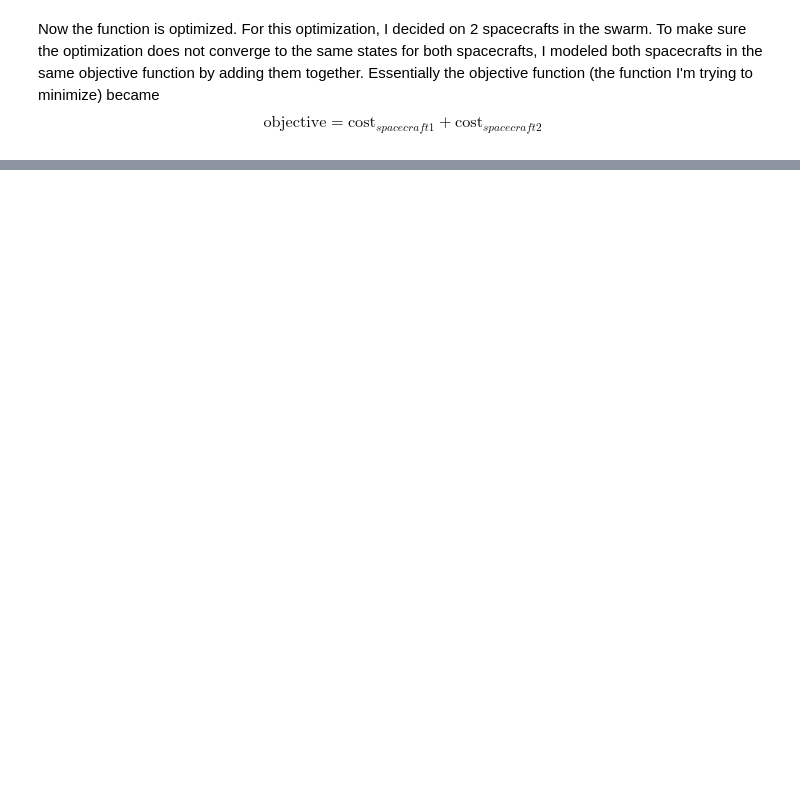
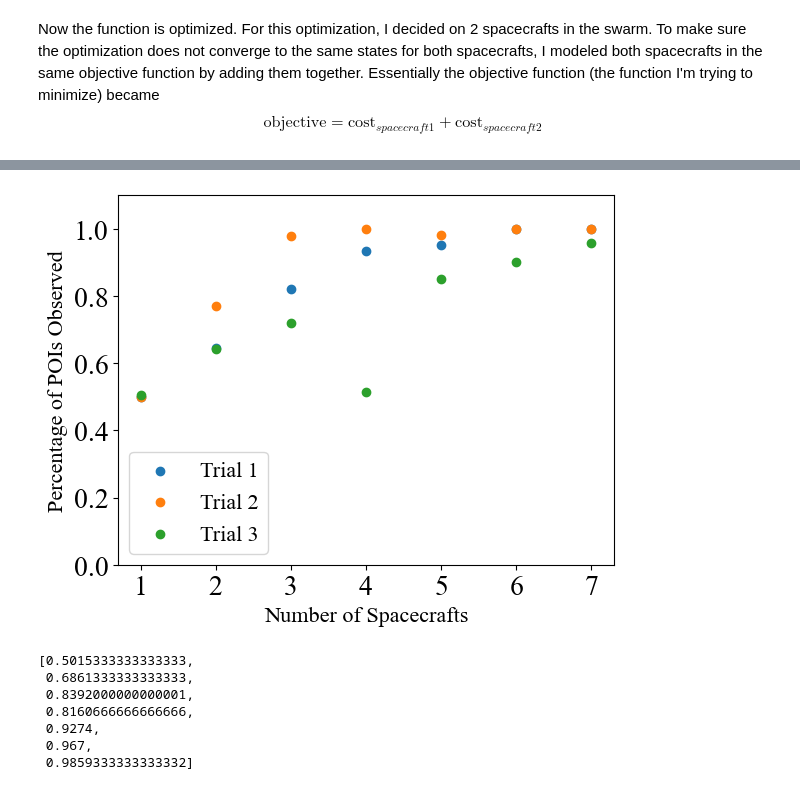
Before and after one commit to Arna-Bhardwaj/ISO-Exploration, a Jupyter notebook: InformationCost (2).ipynb, the cells around one changed output, grey strips where cells are left out. Cells and saved outputs as stored; diff of their text form; code cells hidden in the pictures; blank space fills up the shorter version.

```diff
--- a/InformationCost (2).ipynb
+++ b/InformationCost (2).ipynb
@@ -594,0 +433,40 @@ plt.show()
+# %%
+import matplotlib.pyplot as plt
+plt.rcParams['font.family'] = 'serif'
+plt.rcParams['font.serif'] = ['Times New Roman']
+
+data1 = [[1, 0.4996], [2, 0.6458], [3, 0.8194], [4, 0.9342], [5, 0.9522], [6, 1.0], [7, 1.0]]
+data2 = [[1, 0.5006], [2, 0.7704], [3, 0.9776], [4, 1.0], [5, 0.981], [6, 0.9994], [7, 1.0]]
+data3 = [[1, 0.5044], [2, 0.6422], [3, 0.7206], [4, 0.514], [5, 0.849], [6, 0.9016], [7, 0.9578]]
+
+plt.scatter(*zip(*data1), label="Trial 1")
+plt.scatter(*zip(*data2), label="Trial 2")
+plt.scatter(*zip(*data3), label="Trial 3")
+
+plt.legend()
+plt.xlabel("Number of Spacecrafts")
+plt.ylabel("Percentage of POIs Observed")
+
+plt.ylim(0, 1.1)
+plt.xticks(fontsize=20)
+plt.yticks(fontsize=20)
+plt.show()
+
+# find the avergae of percentage of POIs observed for each number of spacecrafts
+data = [data1, data2, data3]
+average = []
+for i in range(7):
+    total = 0
+    for j in range(3):
+        total += data[j][i][1]
+    average.append(total / 3)
+average
+# %% [output]
+[figure, added]
+[0.5015333333333333,
+ 0.6861333333333333,
+ 0.8392000000000001,
+ 0.8160666666666666,
+ 0.9274,
+ 0.967,
+ 0.9859333333333332]
```
Also changed, not shown: parts of 18 cells of this notebook, 3 other files.
